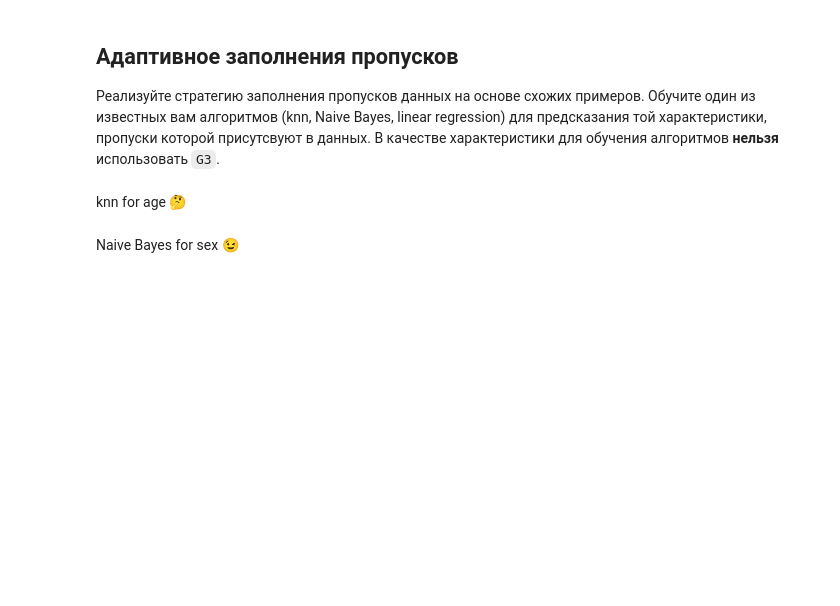
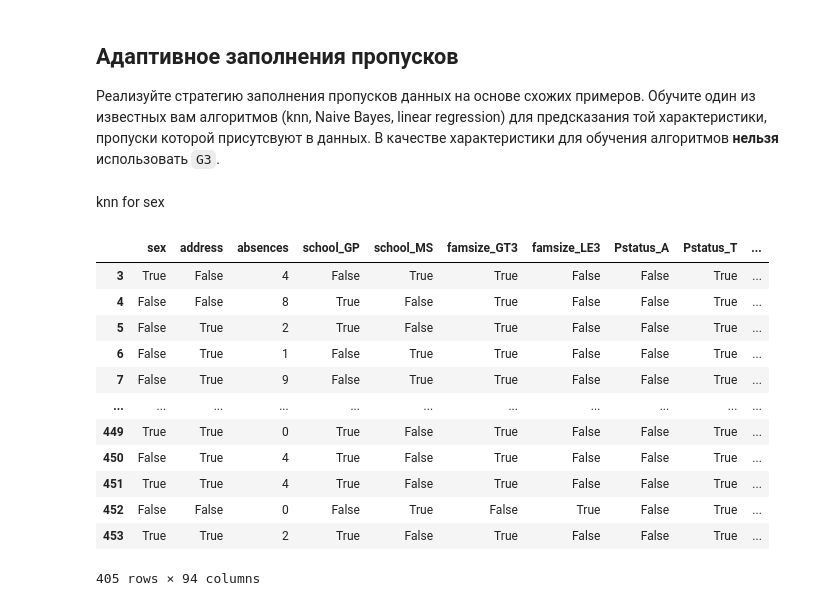
Before and after one commit to OfLoopa/ml_mipt_dafe, a Jupyter notebook: homeworks/hw_1/hw1_validation.ipynb, the cells around one changed output. Drawn from its saved outputs; the diff is of its cells as text; code cells hidden in the pictures; blank space fills up the shorter version.

```diff
--- a/homeworks/hw_1/hw1_validation.ipynb
+++ b/homeworks/hw_1/hw1_validation.ipynb
@@ -226,12 +227,16 @@ design = X_train.loc[:, X_train.columns != "G3"]
 # %% [markdown]
-knn for age &#x1F914;
+knn for sex
 # %%
 from sklearn.neighbors import KNeighborsClassifier
+from sklearn.model_selection import train_test_split
 
-design_train = design.loc[:, design.columns != "age"]
-design_target = design['age']
+design_notnull = design[(design['sex'].notnull()) & (design['age'].notnull()) & (design['address'].notnull())]
+design_notnull.loc[(design_notnull['address'] == 'U'), 'address'] = True
+design_notnull.loc[(design_notnull['address'] == 'R'), 'address'] = False
+design_notnull.loc[(design_notnull['sex'] == 'M'), 'sex'] = True
+design_notnull.loc[(design_notnull['sex'] == 'F'), 'sex'] = False
 
-knn = KNeighborsClassifier(n_neighbors=3)
-knn.fit(design_train, design_target)
+design_age = design_notnull.loc[:, (design_notnull.columns != "age")]
+age_target = design_notnull['age']
+
+design_age_train, design_age_test, age_target_train, age_target_test = train_test_split(design_age, age_target, test_size=0.2, random_state=42)
-# %% [markdown]
-Naive Bayes for sex &#x1F609;
@@ -242,0 +243,16 @@ design_target = design['sex']
+# %%
+design_notnull.loc[:, (design_notnull.columns != "age")]
+# %% [output]
+|  | sex | address | absences | school_GP | school_MS | famsize_GT3 | famsize_LE3 | Pstatus_A | Pstatus_T | ... |
+| 3 | True | False | 4 | False | True | True | False | False | True | ... |
+| 4 | False | False | 8 | True | False | True | False | False | True | ... |
+| 5 | False | True | 2 | True | False | True | False | False | True | ... |
+| 6 | False | True | 1 | False | True | True | False | False | True | ... |
+| 7 | False | True | 9 | False | True | True | False | False | True | ... |
+| ... | ... | ... | ... | ... | ... | ... | ... | ... | ... | ... |
+| 449 | True | True | 0 | True | False | True | False | False | True | ... |
+| 450 | False | True | 4 | True | False | True | False | False | True | ... |
+| 451 | True | True | 4 | True | False | True | False | False | True | ... |
+| 452 | False | False | 0 | False | True | False | True | False | True | ... |
+| 453 | True | True | 2 | True | False | True | False | False | True | ... |
+405 rows × 94 columns
```
Also changed, not shown: parts of 9 cells of this notebook, 2 other files.
